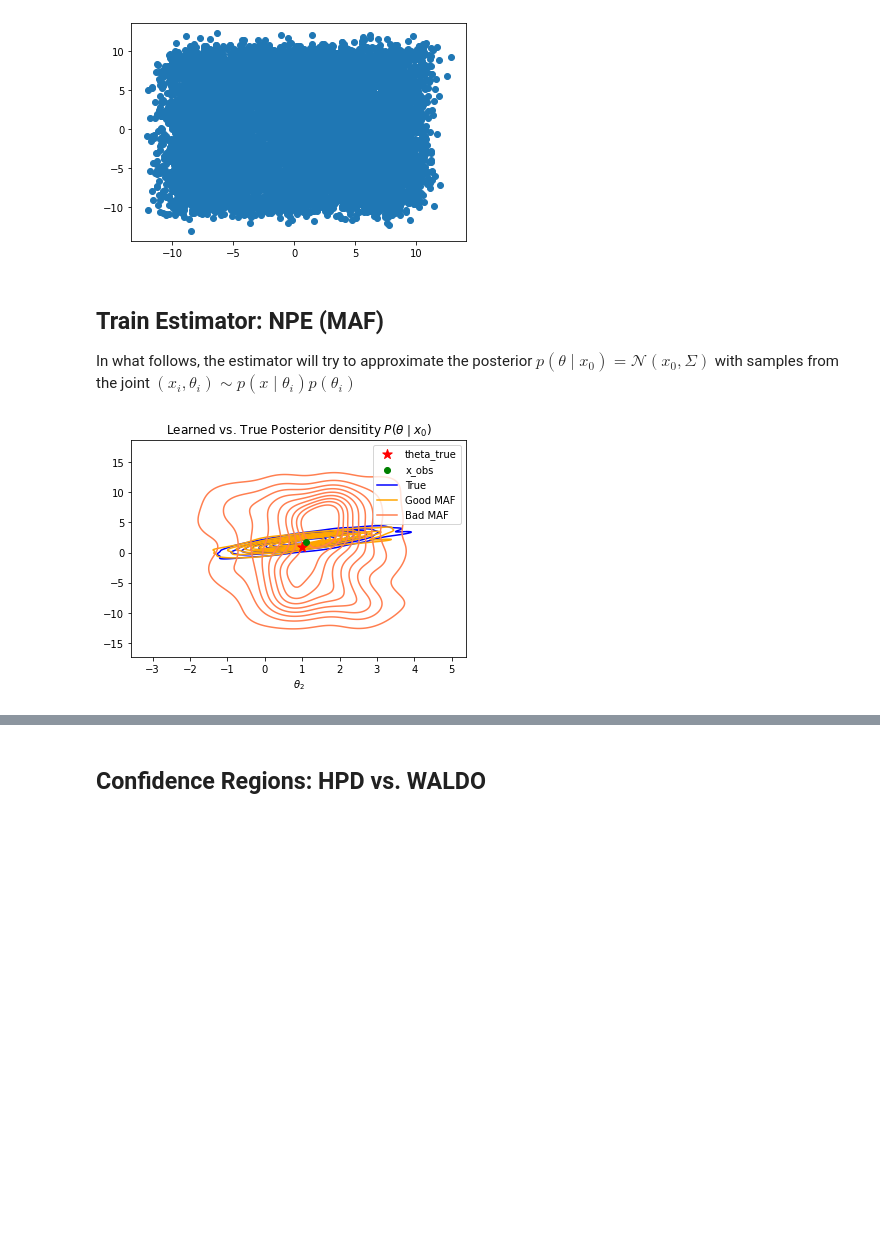
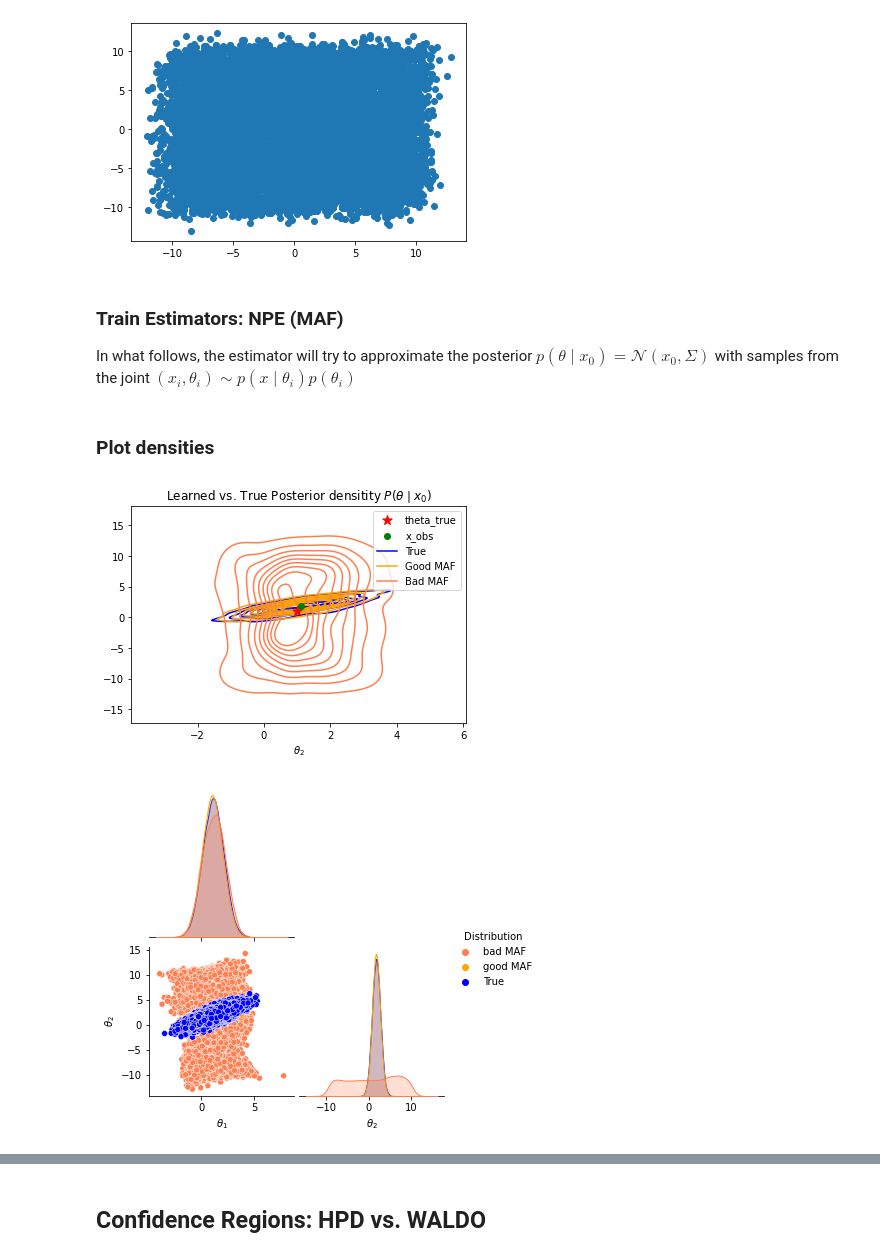
Before and after one commit to JuliaLinhart/valDiags_flows, a Jupyter notebook: SBI_example.ipynb, the cells around one changed output, grey strips where cells are left out. Saved outputs shown, nothing was run; the diff lists cells and outputs as text; code cells hidden in the pictures; blank space fills up the shorter version.

```diff
--- a/SBI_example.ipynb
+++ b/SBI_example.ipynb
@@ -129,7 +134,7 @@ plt.show()
 # %% [output]
 [figure]
 # %% [markdown]
-## Train Estimator: NPE (MAF)
+### Train Estimators: NPE (MAF)
 In what follows, the estimator will try to approximate the posterior $p(\theta \mid x_0) = \mathcal{N}(x_0, \Sigma)$ with samples from the joint $(x_i, \theta_i) \sim p(x\mid \theta_i)p(\theta_i)$
 # %%
 # TRAIN/ LOAD TRAINED FLOWS
@@ -186,31 +191,56 @@ else:
 
     # save flow
     torch.save(maf_bad, filename_bad)
+# %% [markdown]
+### Plot densities
 # %%
 # Plot True vs. learned posteriors: P(theta | x_obs)
 true_posterior = data_gen.true_posterior(x_obs)
 
 flows = {
     "Good MAF": (maf_good, x_obs[:][None], "orange"),
     "Bad MAF": (maf_bad, first_dim_only(x_obs[:][None]), "coral"),
 }
 
 plt.scatter(
     theta_true[0],
     theta_true[1],
     marker="*",
     s=100,
     color="red",
     label="theta_true",
     zorder=3,
 )
 plt.scatter(x_obs[0], x_obs[1], color="green", label="x_obs", zorder=3)
 plt.xlabel(r"$\theta_1$")
 plt.xlabel(r"$\theta_2$")
 plot_2d_pdf_contours(
     true_posterior,
     flows=flows,
     title=r"Learned vs. True Posterior densitity $P(\theta\mid x_0)$",
 )
+
+# Pairplot
+import pandas as pd
+import seaborn as sns
+columns = [r"$\theta_1$", r"$\theta_2$"]
+
+samples_true = true_posterior.sample((N_SAMPLES_POSTERIOR,)).numpy()
+df_true = pd.DataFrame(samples_true, columns=columns)
+df_true["Distribution"] = "True"
+
+maf_samples_good = maf_good.sample(N_SAMPLES_POSTERIOR, context=x_obs[:][None])[0]
+df_maf_good = pd.DataFrame(maf_samples_good.detach().numpy(), columns=columns)
+df_maf_good["Distribution"] = "good MAF"
+
+maf_samples_bad = maf_bad.sample(N_SAMPLES_POSTERIOR, context=first_dim_only(x_obs[:][None]))[0]
+df_maf_bad = pd.DataFrame(maf_samples_bad.detach().numpy(), columns=columns)
+df_maf_bad["Distribution"] = "bad MAF"
+
+dfs = pd.concat([df_maf_bad, df_maf_good, df_true], ignore_index=True)
+
+sns.pairplot(dfs, hue="Distribution", corner=True, palette={"True":"blue", "good MAF": "orange", "bad MAF": "coral"})
+plt.show()
 # %% [output]
-[figure, old version]
+[figure, new version]
+[figure, added]
```
Also changed, not shown: parts of 27 cells of this notebook, 4 other files.
